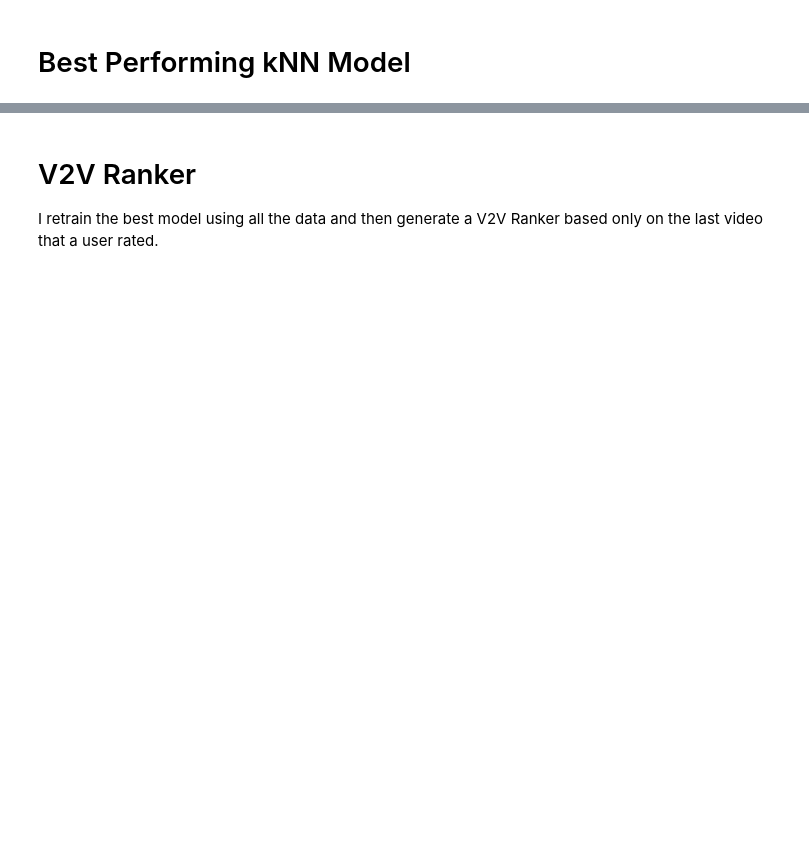
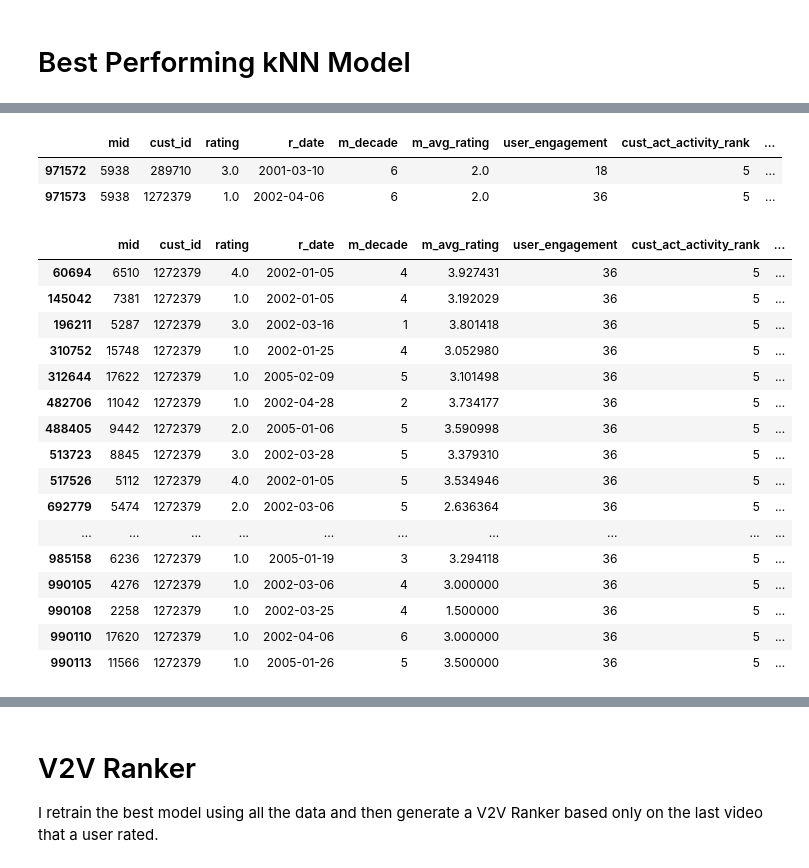
Before and after one commit to leo-schell/IntentionalDiversity_RecSystems, a Jupyter notebook: 1M_V2V.ipynb, the cells around one changed output, grey strips where cells are left out. Cells and saved outputs as stored; diff of their text form; code cells hidden in the pictures; blank space fills up the shorter version.

```diff
--- a/1M_V2V.ipynb
+++ b/1M_V2V.ipynb
@@ -48,3 +48,8 @@ train shape:  (700000, 9)
+# %%
+data['m_decade'].replace(0, 6, inplace=True)
+train['m_decade'].replace(0, 6, inplace=True)
+test['m_decade'].replace(0, 6, inplace=True)
+holdout['m_decade'].replace(0, 6, inplace=True)
 # %% [markdown]
 ## Preparing Data in Surprise Format
 # %%
@@ -110,0 +195,26 @@ MAE:  0.7708
+# %%
+data[(data['mid'] == 5938)]
+# %% [output]
+|  | mid | cust_id | rating | r_date | m_decade | m_avg_rating | user_engagement | cust_act_activity_rank | ... |
+| 971572 | 5938 | 289710 | 3.0 | 2001-03-10 | 6 | 2.0 | 18 | 5 | ... |
+| 971573 | 5938 | 1272379 | 1.0 | 2002-04-06 | 6 | 2.0 | 36 | 5 | ... |
+# %%
+data[(data['cust_id'] == 1272379)]
+# %% [output]
+|  | mid | cust_id | rating | r_date | m_decade | m_avg_rating | user_engagement | cust_act_activity_rank | ... |
+| 60694 | 6510 | 1272379 | 4.0 | 2002-01-05 | 4 | 3.927431 | 36 | 5 | ... |
+| 145042 | 7381 | 1272379 | 1.0 | 2002-01-05 | 4 | 3.192029 | 36 | 5 | ... |
+| 196211 | 5287 | 1272379 | 3.0 | 2002-03-16 | 1 | 3.801418 | 36 | 5 | ... |
+| 310752 | 15748 | 1272379 | 1.0 | 2002-01-25 | 4 | 3.052980 | 36 | 5 | ... |
+| 312644 | 17622 | 1272379 | 1.0 | 2005-02-09 | 5 | 3.101498 | 36 | 5 | ... |
+| 482706 | 11042 | 1272379 | 1.0 | 2002-04-28 | 2 | 3.734177 | 36 | 5 | ... |
+| 488405 | 9442 | 1272379 | 2.0 | 2005-01-06 | 5 | 3.590998 | 36 | 5 | ... |
+| 513723 | 8845 | 1272379 | 3.0 | 2002-03-28 | 5 | 3.379310 | 36 | 5 | ... |
+| 517526 | 5112 | 1272379 | 4.0 | 2002-01-05 | 5 | 3.534946 | 36 | 5 | ... |
+| 692779 | 5474 | 1272379 | 2.0 | 2002-03-06 | 5 | 2.636364 | 36 | 5 | ... |
+| ... | ... | ... | ... | ... | ... | ... | ... | ... | ... |
+| 985158 | 6236 | 1272379 | 1.0 | 2005-01-19 | 3 | 3.294118 | 36 | 5 | ... |
+| 990105 | 4276 | 1272379 | 1.0 | 2002-03-06 | 4 | 3.000000 | 36 | 5 | ... |
+| 990108 | 2258 | 1272379 | 1.0 | 2002-03-25 | 4 | 1.500000 | 36 | 5 | ... |
+| 990110 | 17620 | 1272379 | 1.0 | 2002-04-06 | 6 | 3.000000 | 36 | 5 | ... |
+| 990113 | 11566 | 1272379 | 1.0 | 2005-01-26 | 5 | 3.500000 | 36 | 5 | ... |
```
Also changed, not shown: parts of 21 cells of this notebook, 6 other files.
